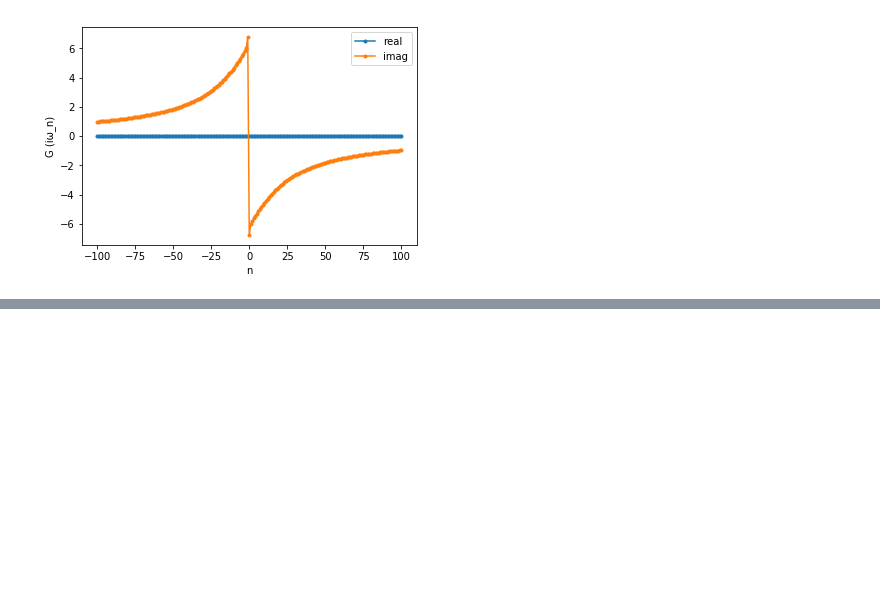
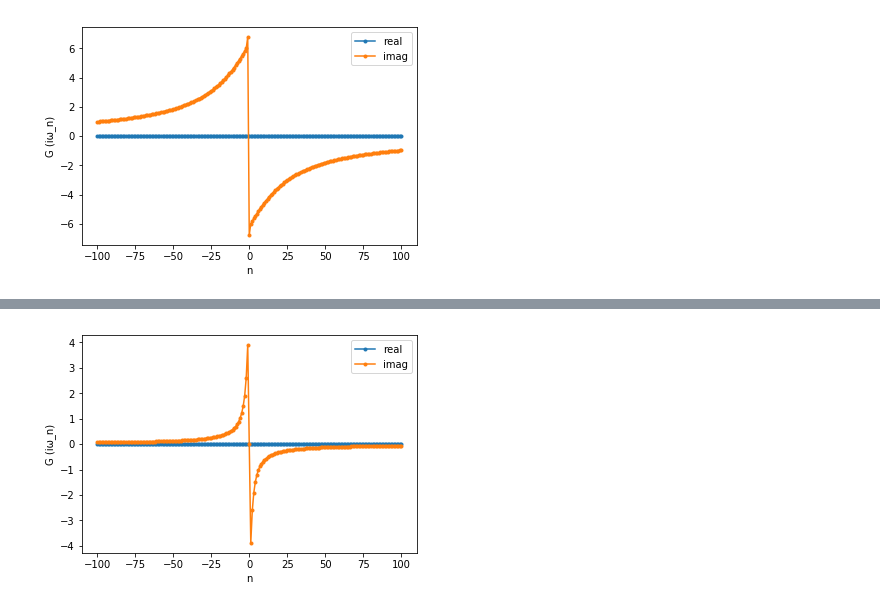
Before and after one commit to ykamizato/IPT, a Jupyter notebook: IPT,グリーン関数２.ipynb, the cells around one changed output, grey strips where cells are left out. Saved outputs shown, nothing was run; the diff lists cells and outputs as text; code cells hidden in the pictures; blank space fills up the shorter version.

```diff
--- a/IPT,グリーン関数２.ipynb
+++ b/IPT,グリーン関数２.ipynb
@@ -77,0 +105,10 @@ plt.show()
+# %%
+G_iw_ex = 2j*np.pi*(n_w/2-np.sign(n_w)*np.sqrt( (n_w/2)**2+1) )   # exはExactという意味
+plt.plot(n_w, G_iw_ex.real, label='real', marker='.')
+plt.plot(n_w, G_iw_ex.imag, label='imag', marker='.')
+plt.xlabel('n')
+plt.ylabel('G (iω_n)')
+plt.legend()
+plt.show()
+# %% [output]
+[figure, added]
```
Also changed, not shown: parts of 4 cells of this notebook.
